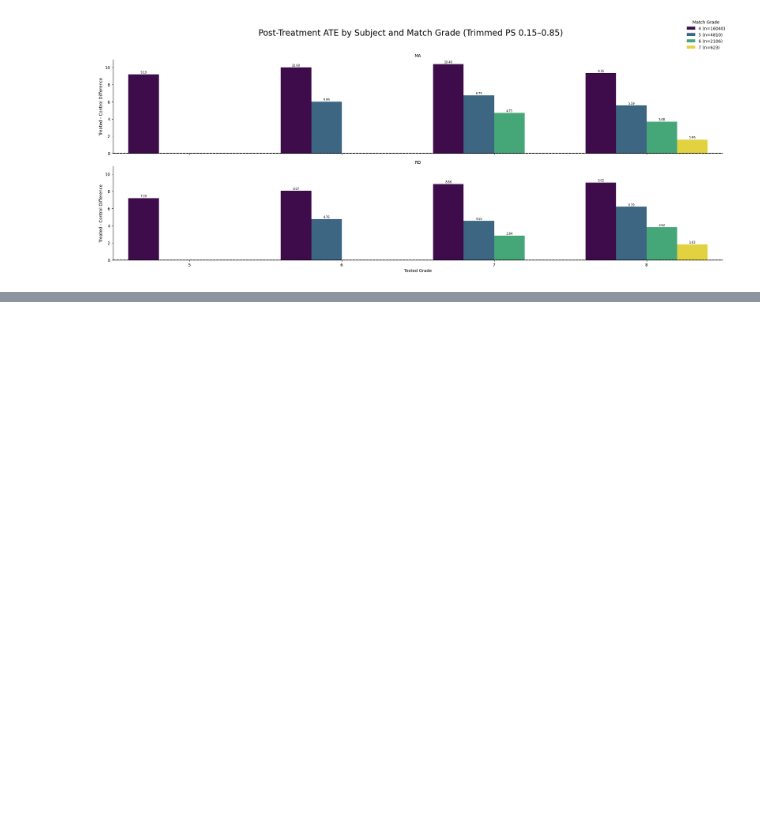
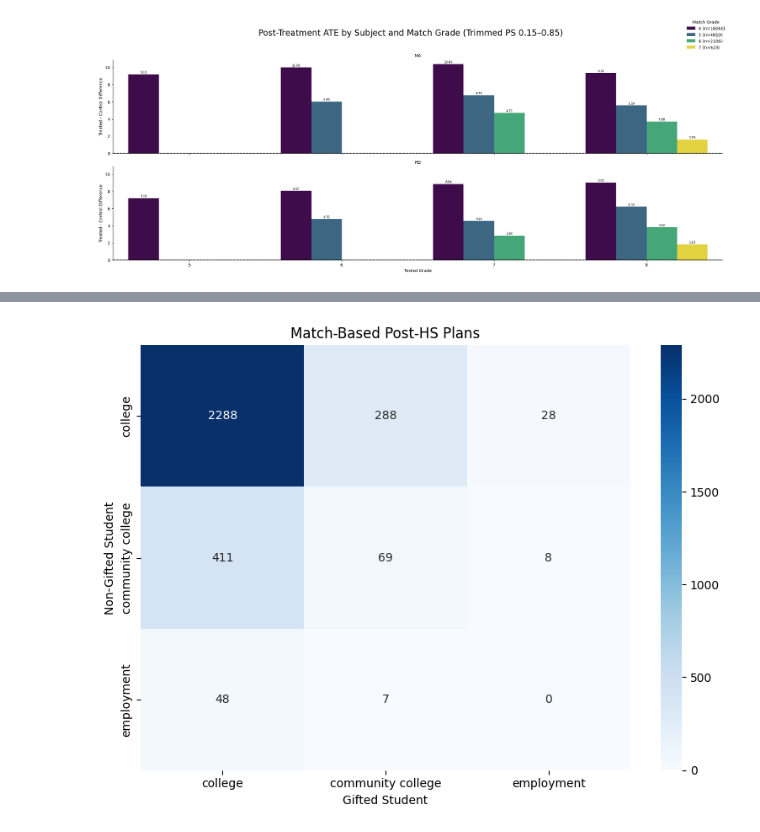
Before and after one commit to dmatten1/gifted-paper, a Jupyter notebook: analysis.ipynb, the cells around one changed output, grey strips where cells are left out. Saved outputs shown, nothing was run; the diff lists cells and outputs as text; code cells hidden in the pictures; blank space fills up the shorter version.

```diff
--- a/analysis.ipynb
+++ b/analysis.ipynb
@@ -119,0 +780,57 @@ plt.show()
+# %%
+gpa = pd.read_csv("data/interim/gpa_master.csv")
+gpa = gpa[['mastid','gpa_unweighted','gpa_weighted','bound_for']]
+
+gpa_matches = pairs.merge(gpa, on='mastid', how='left')
+
+# Step 1: Recode bound_for labels
+def recode_bound_for(val):
+    if pd.isna(val):
+        return val
+    val_lower = val.lower()
+    if "institution" in val_lower:
+        return "college"
+    elif "tech" in val_lower:
+        return "community college"
+    elif "employment" in val_lower:
+        return "employment"
+    else:
+        return None  # Filter out all other categories
+
+gpa_matches['bound_for'] = gpa_matches['bound_for'].apply(recode_bound_for)
+
+# Step 2: Pivot into matched pairs (using the new variable name)
+bound_for_pairs = gpa_matches.pivot(index='match_id', columns='treatment', values='bound_for').dropna()
+bound_for_pairs.columns = ['non_gifted_bound_for', 'gifted_bound_for']
+
+# Step 3: Filter to only the three target categories
+valid_categories = ['college', 'community college', 'employment']
+bound_for_pairs = bound_for_pairs[
+    bound_for_pairs['non_gifted_bound_for'].isin(valid_categories) &
+    bound_for_pairs['gifted_bound_for'].isin(valid_categories)
+]
+
+# Step 4: Count unique pairings
+pair_counts = bound_for_pairs.value_counts().reset_index(name='count')
+
+# Step 5: Create pivot table
+pivot_table = pair_counts.pivot(
+    index='non_gifted_bound_for',
+    columns='gifted_bound_for',
+    values='count'
+).fillna(0)
+
+# Step 6: Filter to rows with any value > 10
+# (Changed from 100 in your original code to 10 to match your filter logic .gt(10))
+pivot_table = pivot_table[pivot_table.gt(10).any(axis=1)]
+
+# Step 7: Plot heatmap
+plt.figure(figsize=(8, 6))
+sns.heatmap(pivot_table, annot=True, fmt=".0f", cmap="Blues")
+plt.title("Match-Based Post-HS Plans")
+plt.xlabel("Gifted Student")
+plt.ylabel("Non-Gifted Student")
+plt.tight_layout()
+plt.show()
+# %% [output]
+[figure, added]
```
Also changed, not shown: parts of 25 cells of this notebook, 4 other files.
